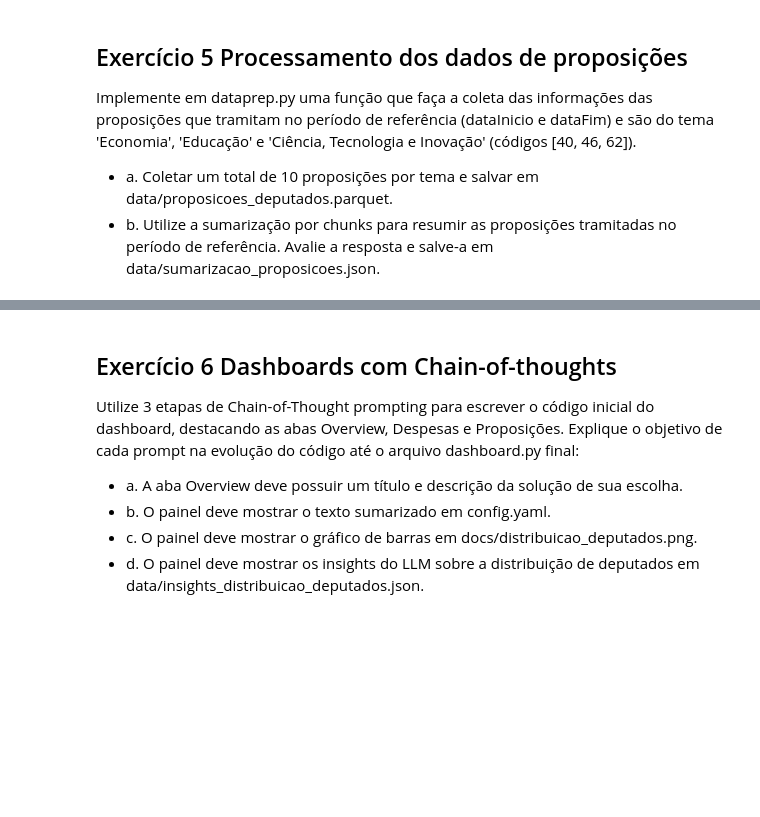
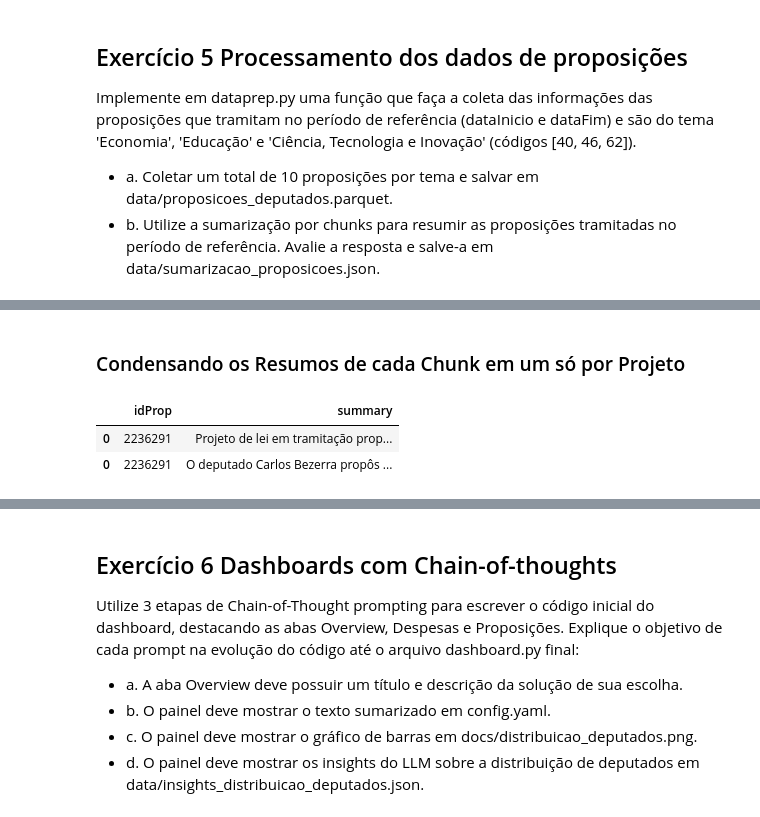
Before and after one commit to rodrigo1992-cmyk/DR4_AT, a Jupyter notebook: notebooks/main.ipynb, the cells around one changed output, grey strips where cells are left out. Drawn from its saved outputs; the diff is of its cells as text; code cells hidden in the pictures; blank space fills up the shorter version.

```diff
--- a/notebooks/main.ipynb
+++ b/notebooks/main.ipynb
@@ -395,0 +496,34 @@ Implemente em dataprep.py uma função que faça a coleta das informações das
+# %% [markdown]
+### Condensando os Resumos de cada Chunk em um só por Projeto
+# %%
+df_summaries = pd.DataFrame(columns=['idProp', 'summary'])
+
+prompt = f"""
+Você é um reporter político.
+Você receberá resumos de trechos de uma proposta legislativas.
+Seu objetivo é condensar de em um único texto, as informações mais relevantes da proposta.
+
+Resumos dos trechos:
+
+"""
+
+genai.configure(api_key=os.getenv('GEMINI_KEY'))
+model = genai.GenerativeModel("gemini-1.5-flash")
+model.temperature = 0.3
+
+
+for id in dict_summaries:
+    chunks = dict_summaries[id]
+
+    response = model.generate_content(prompt + ' '.join(chunks))
+    df_iter = pd.DataFrame({'idProp': idProp, 'summary': response.text}, index=[0])
+    df_summaries = pd.concat([df_summaries, pd.DataFrame(df_iter)])
+
+    #Há cota de 15 chamadas por minuto, então tive de adicionar um bom tempo entre chamadas para não exceder.
+    time.sleep(4.5)
+
+df_summaries.head(2)
+# %% [output]
+|  | idProp | summary |
+| 0 | 2236291 | Projeto de lei em tramitação prop... |
+| 0 | 2236291 | O deputado Carlos Bezerra propôs ... |
```
Also changed, not shown: parts of 43 cells of this notebook, 16 other files.
